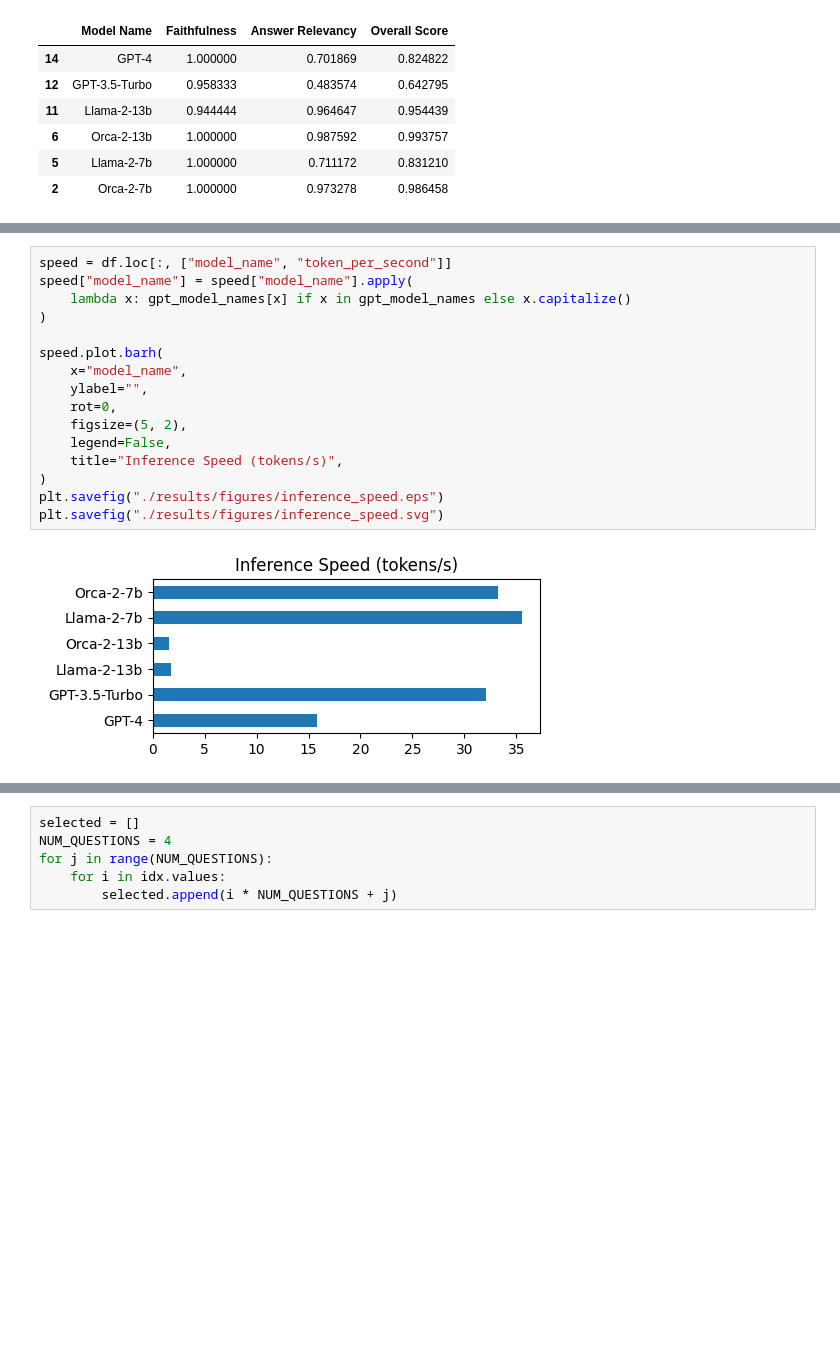
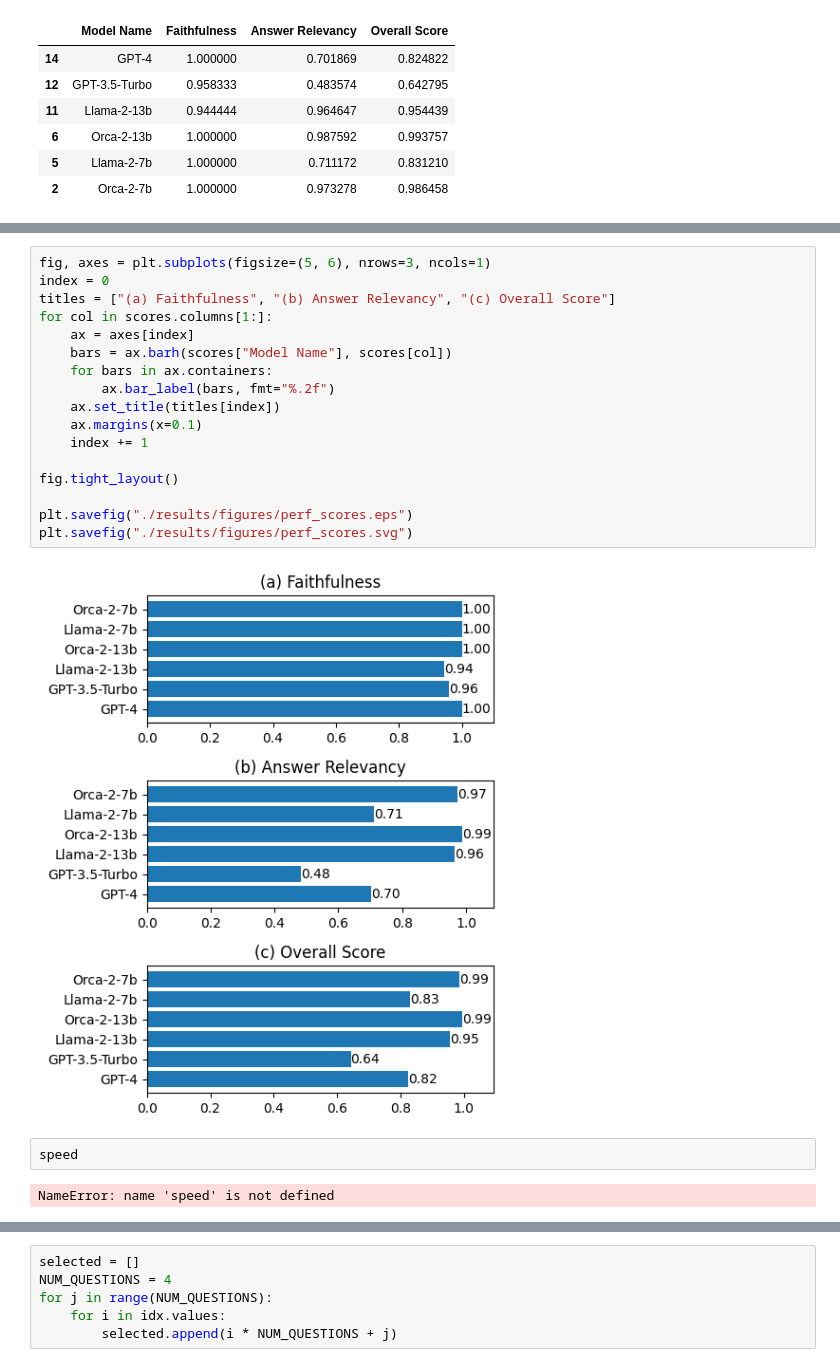
Before and after one commit to inflaton/Evaluation-of-Orca-2-for-RAG, a Jupyter notebook: results/4_generate-figures.ipynb, the cells around one changed output, grey strips where cells are left out. Drawn from its saved outputs; the diff is of its cells as text; blank space fills up the shorter version.

Commit message:
added numbers in figures

```diff
--- a/results/4_generate-figures.ipynb
+++ b/results/4_generate-figures.ipynb
@@ -93,18 +79,23 @@ plt.savefig("./results/figures/perf_scores.svg")
-# %%
-speed = df.loc[:, ["model_name", "token_per_second"]]
-speed["model_name"] = speed["model_name"].apply(
-    lambda x: gpt_model_names[x] if x in gpt_model_names else x.capitalize()
-)
-
-speed.plot.barh(
-    x="model_name",
-    ylabel="",
-    rot=0,
-    figsize=(5, 2),
-    legend=False,
-    title="Inference Speed (tokens/s)",
-)
-plt.savefig("./results/figures/inference_speed.eps")
-plt.savefig("./results/figures/inference_speed.svg")
-# %% [output]
-[figure, removed]
+# %%
+fig, axes = plt.subplots(figsize=(5, 6), nrows=3, ncols=1)
+index = 0
+titles = ["(a) Faithfulness", "(b) Answer Relevancy", "(c) Overall Score"]
+for col in scores.columns[1:]:
+    ax = axes[index]
+    bars = ax.barh(scores["Model Name"], scores[col])
+    for bars in ax.containers:
+        ax.bar_label(bars, fmt="%.2f")
+    ax.set_title(titles[index])
+    ax.margins(x=0.1)
+    index += 1
+
+fig.tight_layout()
+
+plt.savefig("./results/figures/perf_scores.eps")
+plt.savefig("./results/figures/perf_scores.svg")
+# %% [output]
+[figure, added]
+# %%
+speed
+# %% [output]
+NameError: name 'speed' is not defined
```
Also changed, not shown: parts of 2 cells of this notebook, 4 other files.
